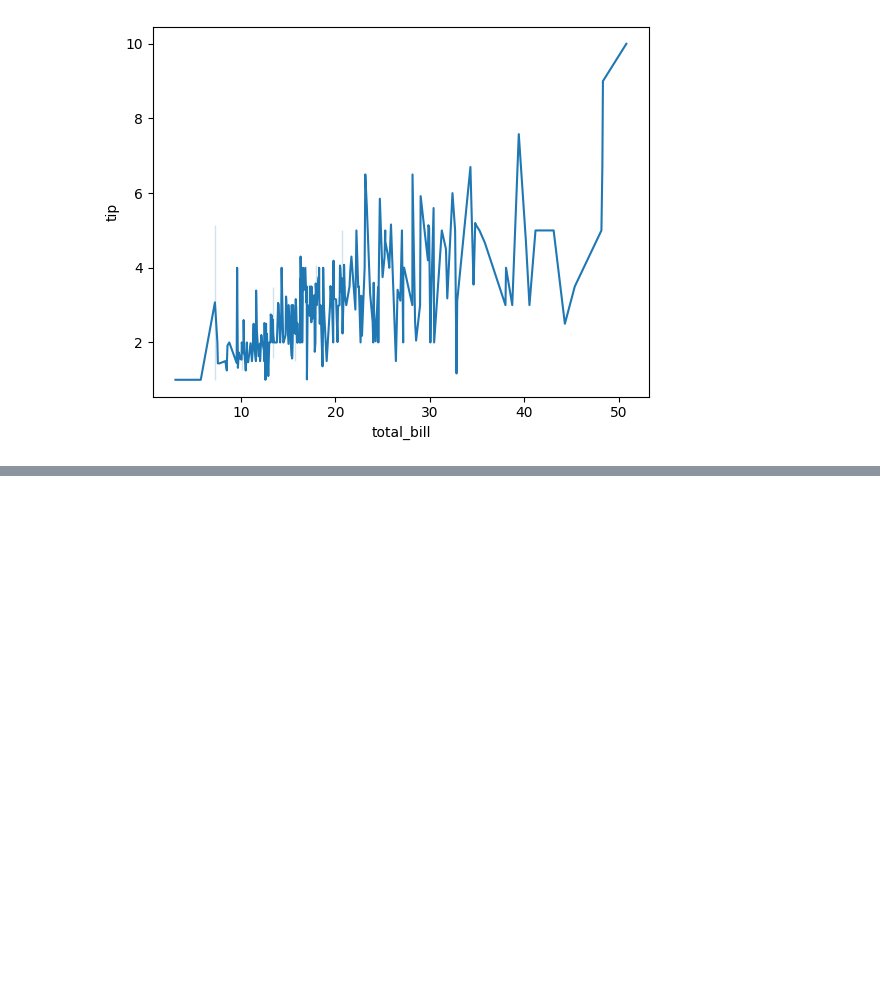
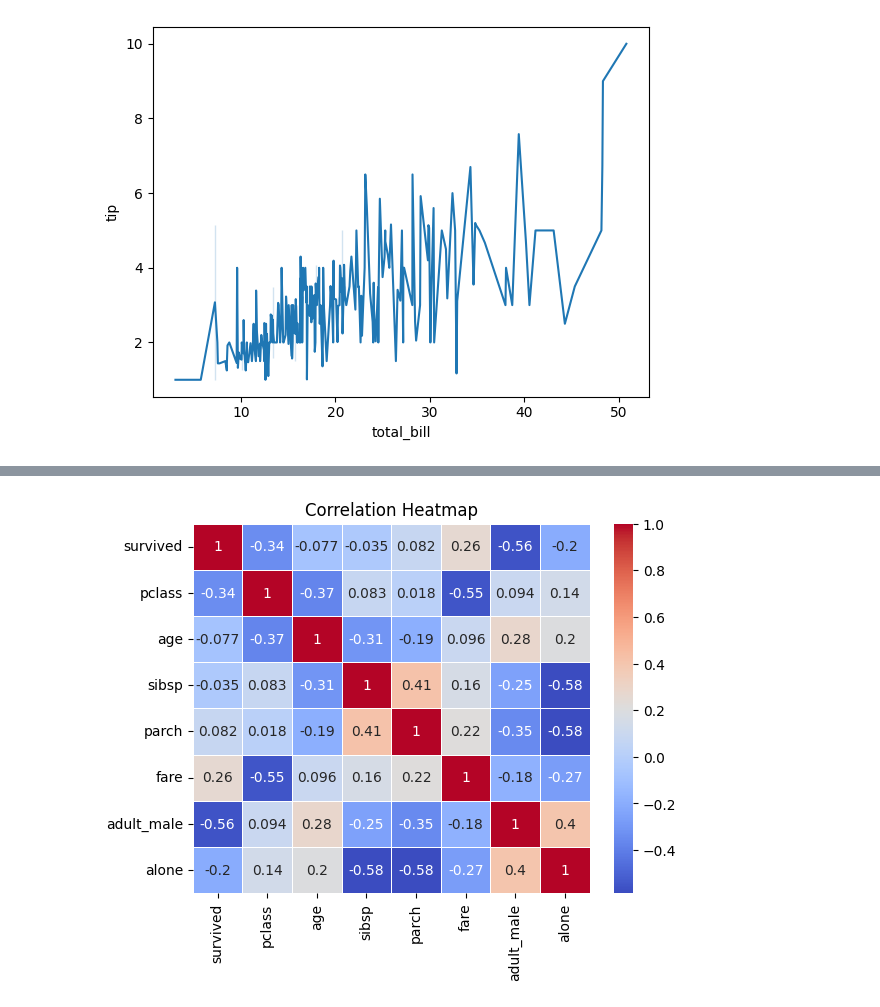
Before and after one commit to sanjib-biswal-git/PYTHON-BASICS_AND_LIBRARIES, a Jupyter notebook: Seaborn.ipynb, the cells around one changed output, grey strips where cells are left out. Drawn from its saved outputs; the diff is of its cells as text; code cells hidden in the pictures; blank space fills up the shorter version.

```diff
--- a/Seaborn.ipynb
+++ b/Seaborn.ipynb
@@ -21,0 +108,9 @@ plt.show()
+# %%
+#Heatmaps
+
+corr = titanic.corr(numeric_only=True)
+sns.heatmap(corr, annot=True, cmap="coolwarm", linewidths=0.5)
+plt.title("Correlation Heatmap")
+plt.show()
+# %% [output]
+[figure, added]
```
Also changed, not shown: parts of 8 cells of this notebook.
